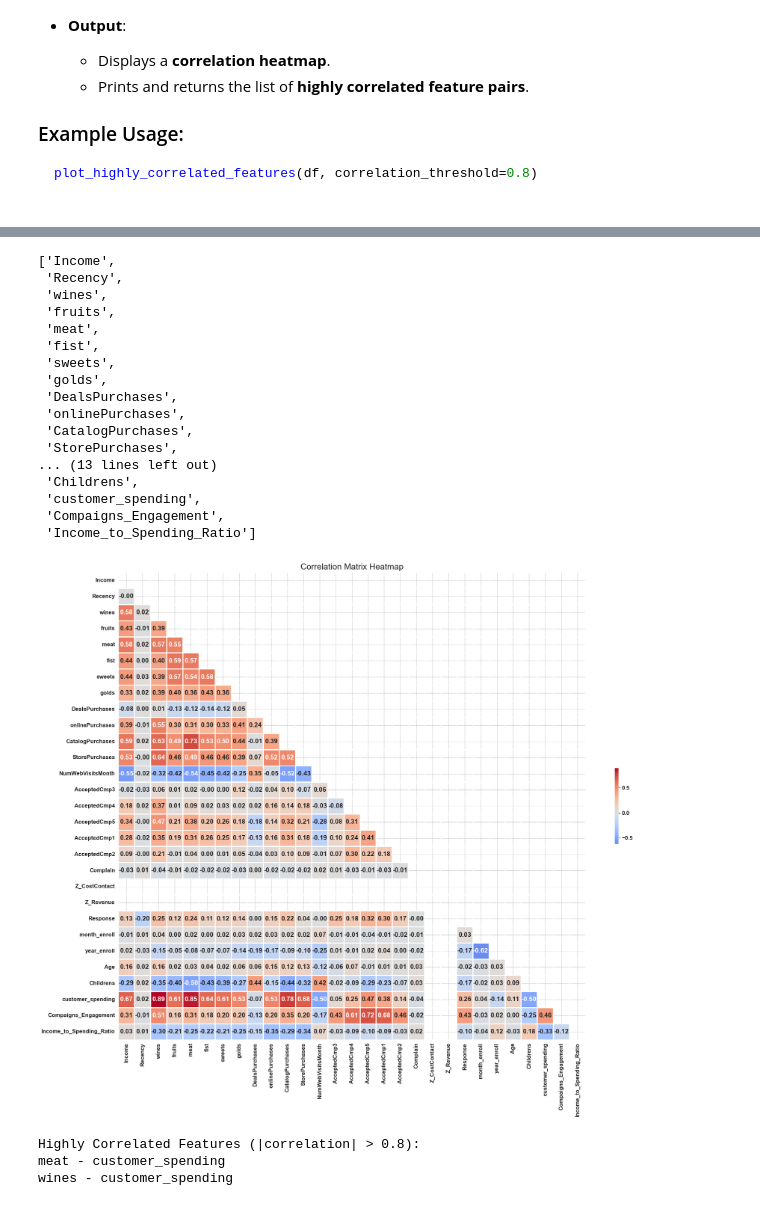
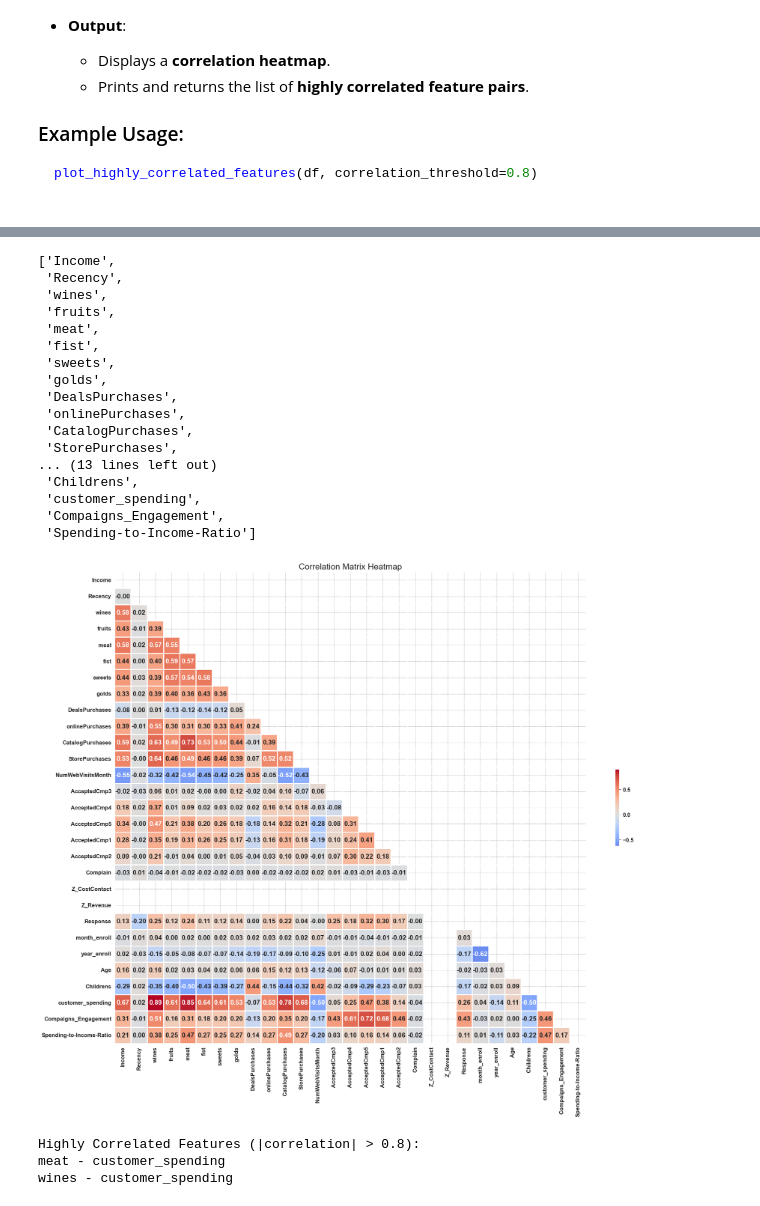
Before and after one commit to Rajatsingh64/customer_personality_analysis, a Jupyter notebook: notebook/EDA & Feature_Engineering.ipynb, the cells around one changed output, grey strips where cells are left out. Drawn from its saved outputs; the diff is of its cells as text; code cells hidden in the pictures.

```diff
--- a/notebook/EDA & Feature_Engineering.ipynb
+++ b/notebook/EDA & Feature_Engineering.ipynb
@@ -775,5 +775,3 @@ df[['ID' , 'Year_Birth' ,'Dt_Customer' ,'Complain' ,'Response']]
 2216 rows × 5 columns
 # %% [markdown]
 ### **Feature Selection**
-# %%
-df['Income_to_Spending_Ratio'] = df['Income'] / df['customer_spending']
@@ -791,0 +778,2 @@ Index(['ID', 'Year_Birth', 'Education', 'Marital_Status', 'Income',
+# %%
+df['Spending-to-Income-Ratio'] = (df['customer_spending'] /  df['Income']) *100
@@ -879,6 +888,6 @@ df_copy.head()
 # %%
-num_features=[feature for feature in df.columns if df[feature].dtype!="O"]
-num_features
+numericals_features = [feature_name for feature_name in df.columns if df[feature_name].dtype!="O"]
+numericals_features
 # %% [output]
 ['Income',
  'Recency',
@@ -896,11 +905,11 @@ num_features
  'Childrens',
  'customer_spending',
  'Compaigns_Engagement',
- 'Income_to_Spending_Ratio']
+ 'Spending-to-Income-Ratio']
 # %%
-correlated_features=plot_highly_correlated_features(df_copy[num_features], correlation_threshold=0.8)
+correlated_features=plot_highly_correlated_features(df[numericals_features], correlation_threshold=0.8)
 # %% [output]
-[figure, old version]
+[figure, new version]
 Highly Correlated Features (|correlation| > 0.8):
 meat - customer_spending
 wines - customer_spending
```
Also changed, not shown: parts of 5 cells of this notebook, 7 other files.
